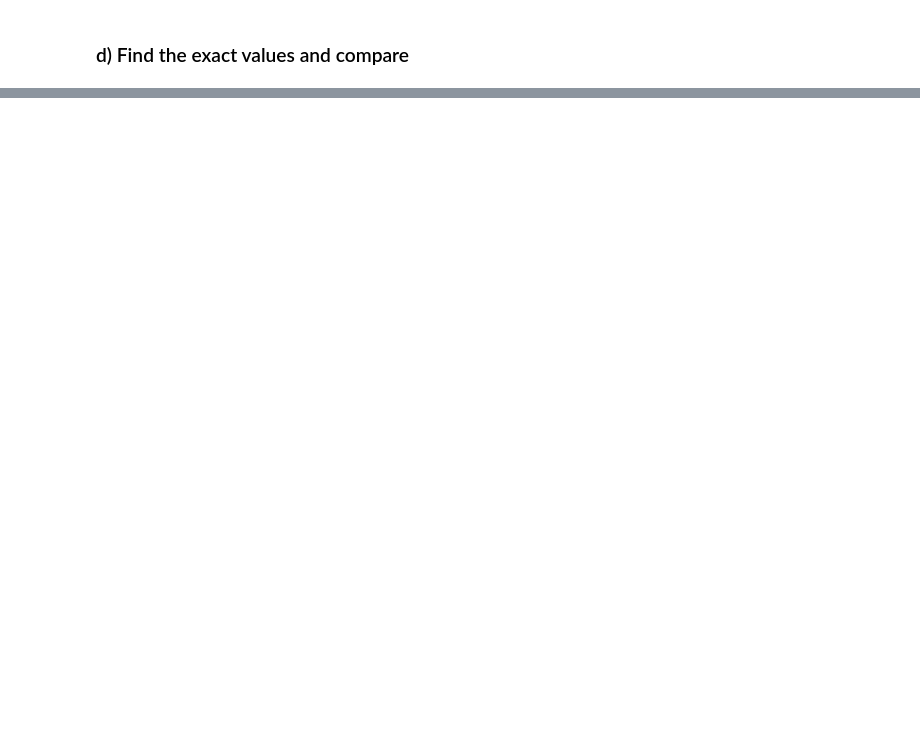
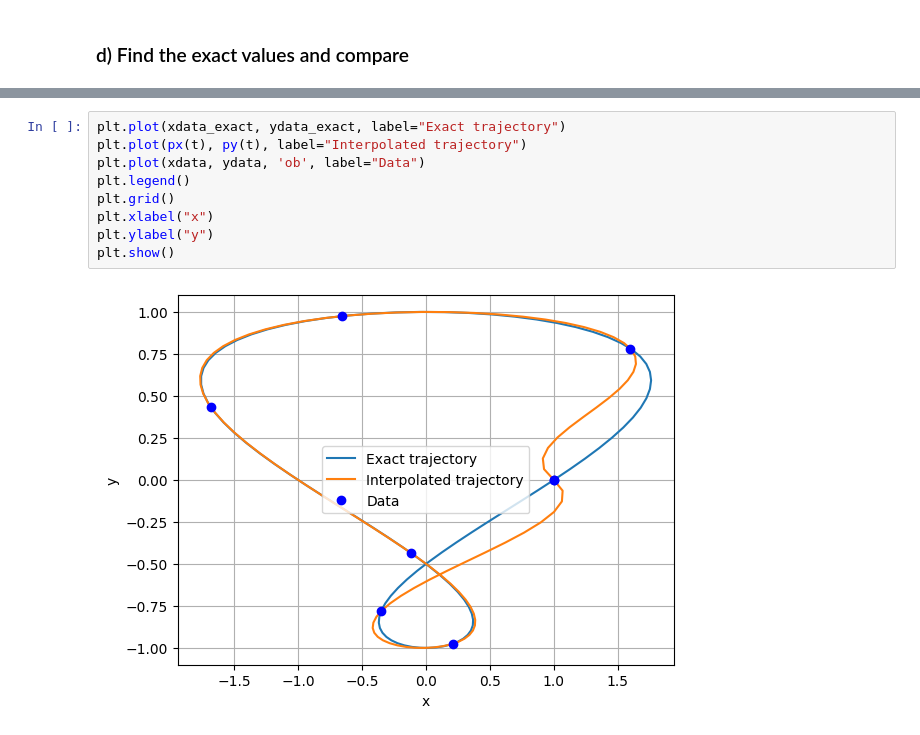
Before and after one commit to jathavaan/TMA4130-Matematikk-4N, a Jupyter notebook: exercises/exercise2.ipynb, the cells around one changed output, grey strips where cells are left out. Saved outputs shown, nothing was run; the diff lists cells and outputs as text; blank space fills up the shorter version.

```diff
--- a/exercises/exercise2.ipynb
+++ b/exercises/exercise2.ipynb
@@ -216,0 +223,11 @@ ydata_exact =
+# %%
+plt.plot(xdata_exact, ydata_exact, label="Exact trajectory")
+plt.plot(px(t), py(t), label="Interpolated trajectory")
+plt.plot(xdata, ydata, 'ob', label="Data")
+plt.legend()
+plt.grid()
+plt.xlabel("x")
+plt.ylabel("y")
+plt.show()
+# %% [output]
+[figure, added]
```
Also changed, not shown: parts of 17 cells of this notebook, 1 other file.
